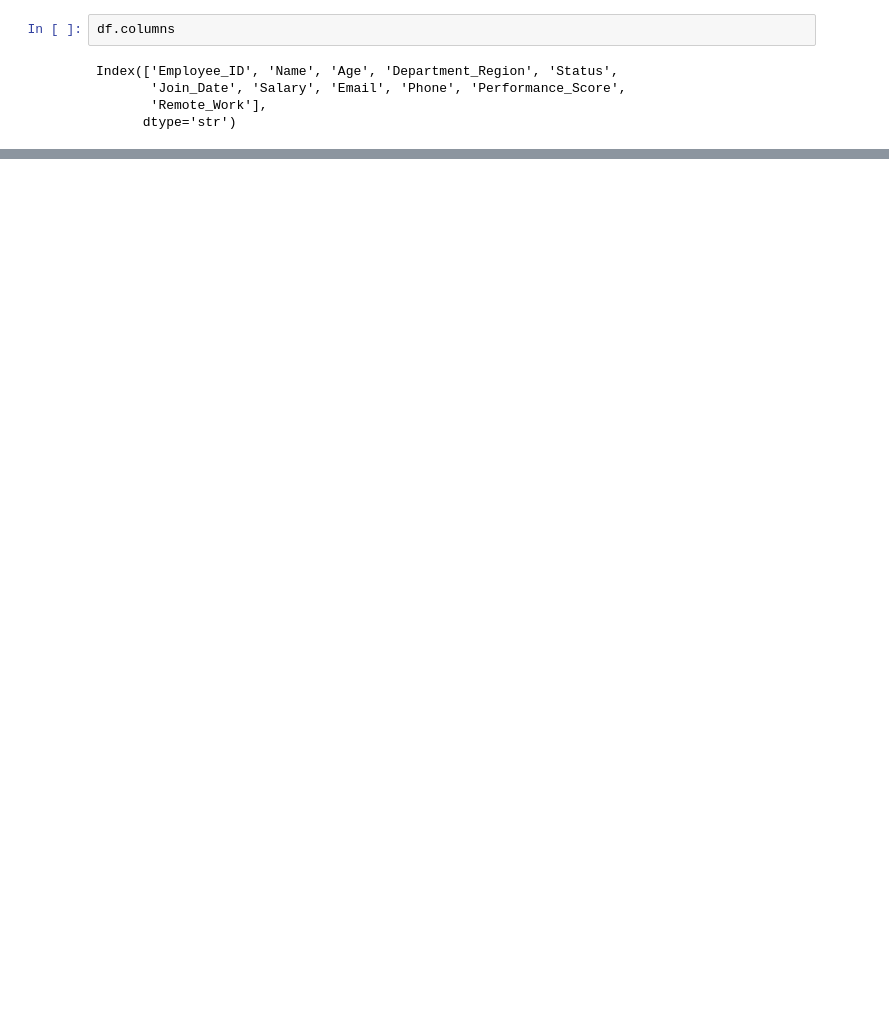
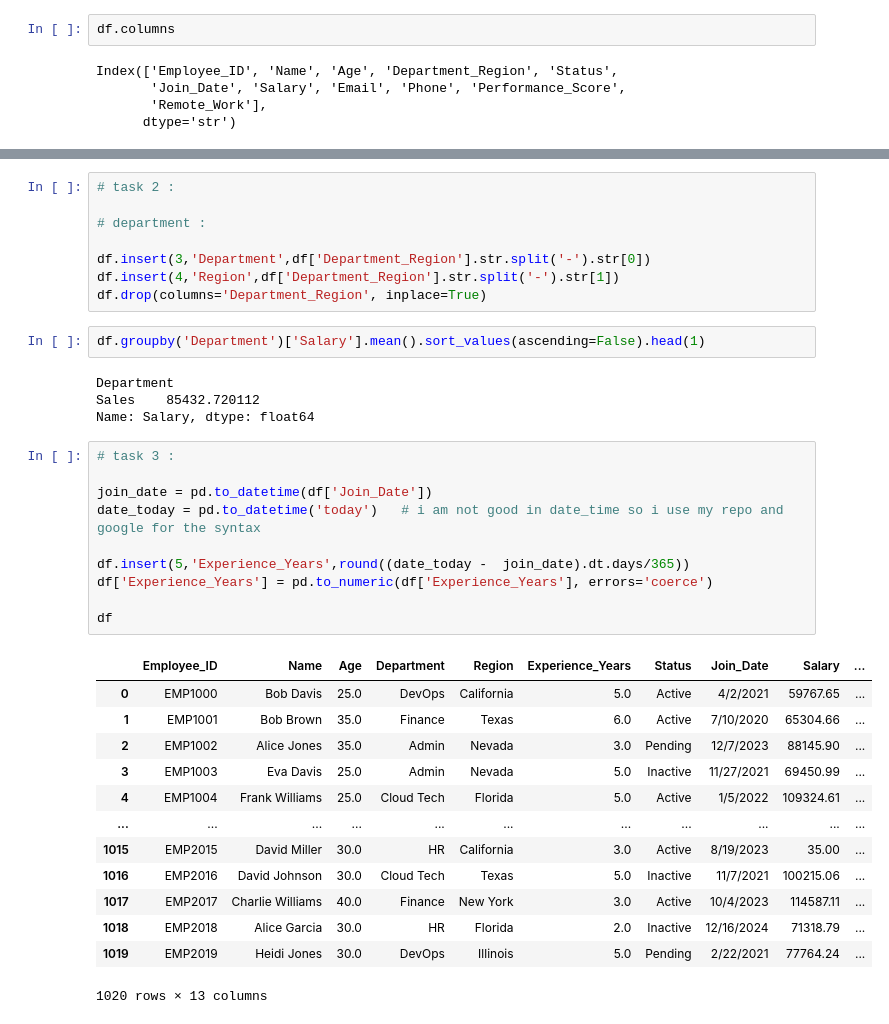
Before and after one commit to aayushmanz/Python-For-Data-Science, a Jupyter notebook: Pandas in Python/Practice in pandas/Practice_9_.Messy_Employee.ipynb, the cells around one changed output, grey strips where cells are left out. Saved outputs shown, nothing was run; the diff lists cells and outputs as text; blank space fills up the shorter version.

Commit message:
Implement feature X to enhance user experience and optimize performance

```diff
--- a/Pandas in Python/Practice in pandas/Practice_9_.Messy_Employee.ipynb
+++ b/Pandas in Python/Practice in pandas/Practice_9_.Messy_Employee.ipynb
@@ -229,0 +244,38 @@ df.pivot_table(values='Salary', columns='Performance_Score', index='Age')
+# %%
+# task 2 :
+
+# department :
+
+df.insert(3,'Department',df['Department_Region'].str.split('-').str[0])
+df.insert(4,'Region',df['Department_Region'].str.split('-').str[1])
+df.drop(columns='Department_Region', inplace=True)
+# %%
+df.groupby('Department')['Salary'].mean().sort_values(ascending=False).head(1)
+# %% [output]
+Department
+Sales    85432.720112
+Name: Salary, dtype: float64
+# %%
+# task 3 :
+
+join_date = pd.to_datetime(df['Join_Date'])
+date_today = pd.to_datetime('today')   # i am not good in date_time so i use my repo and google for the syntax
+
+df.insert(5,'Experience_Years',round((date_today -  join_date).dt.days/365))
+df['Experience_Years'] = pd.to_numeric(df['Experience_Years'], errors='coerce')
+
+df
+# %% [output]
+|  | Employee_ID | Name | Age | Department | Region | Experience_Years | Status | Join_Date | Salary | ... |
+| 0 | EMP1000 | Bob Davis | 25.0 | DevOps | California | 5.0 | Active | 4/2/2021 | 59767.65 | ... |
+| 1 | EMP1001 | Bob Brown | 35.0 | Finance | Texas | 6.0 | Active | 7/10/2020 | 65304.66 | ... |
+| 2 | EMP1002 | Alice Jones | 35.0 | Admin | Nevada | 3.0 | Pending | 12/7/2023 | 88145.90 | ... |
+| 3 | EMP1003 | Eva Davis | 25.0 | Admin | Nevada | 5.0 | Inactive | 11/27/2021 | 69450.99 | ... |
+| 4 | EMP1004 | Frank Williams | 25.0 | Cloud Tech | Florida | 5.0 | Active | 1/5/2022 | 109324.61 | ... |
+| ... | ... | ... | ... | ... | ... | ... | ... | ... | ... | ... |
+| 1015 | EMP2015 | David Miller | 30.0 | HR | California | 3.0 | Active | 8/19/2023 | 35.00 | ... |
+| 1016 | EMP2016 | David Johnson | 30.0 | Cloud Tech | Texas | 5.0 | Inactive | 11/7/2021 | 100215.06 | ... |
+| 1017 | EMP2017 | Charlie Williams | 40.0 | Finance | New York | 3.0 | Active | 10/4/2023 | 114587.11 | ... |
+| 1018 | EMP2018 | Alice Garcia | 30.0 | HR | Florida | 2.0 | Inactive | 12/16/2024 | 71318.79 | ... |
+| 1019 | EMP2019 | Heidi Jones | 30.0 | DevOps | Illinois | 5.0 | Pending | 2/22/2021 | 77764.24 | ... |
+1020 rows × 13 columns
```
Also changed, not shown: parts of 13 cells of this notebook.
